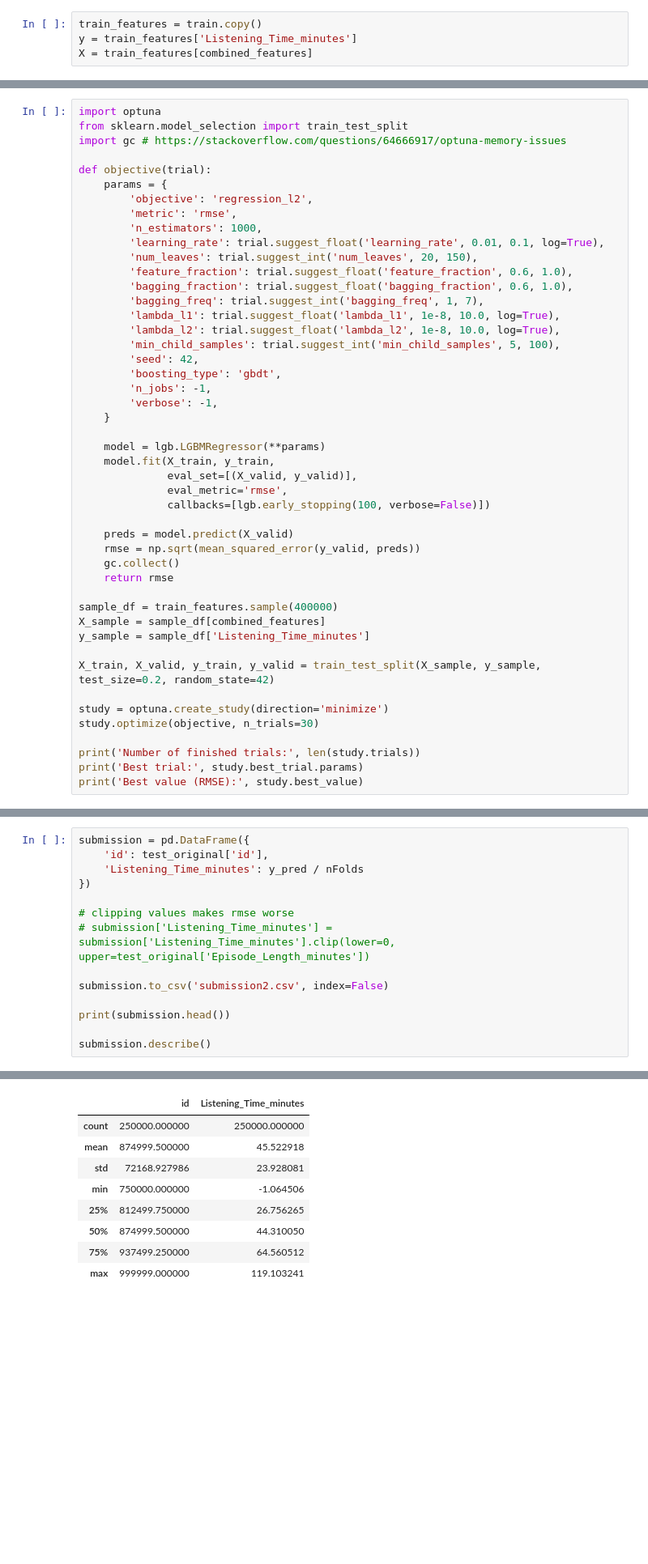
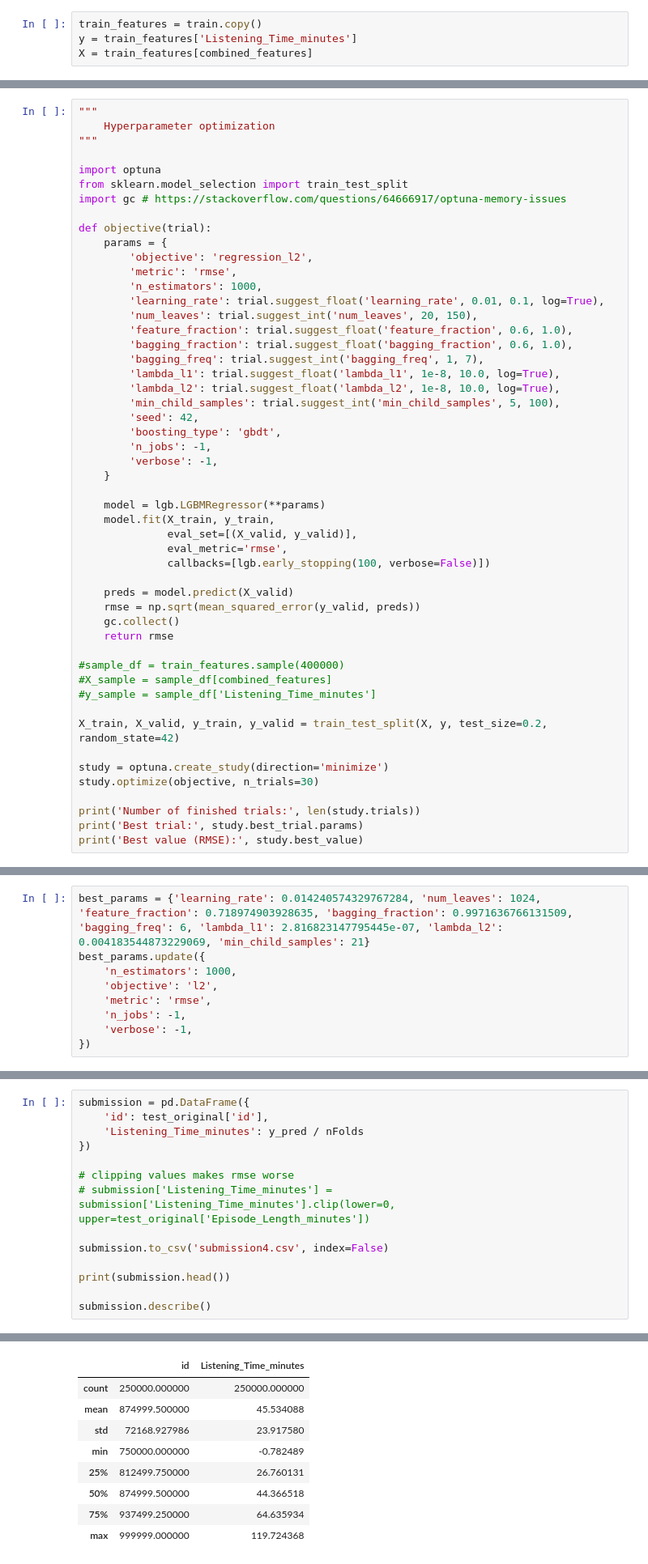
Before and after one commit to acrusedev/Audio-Engagement-Challenge, a Jupyter notebook: model.ipynb, the cells around one changed output, grey strips where cells are left out. Shown at 81% size. Drawn from its saved outputs; the diff is of its cells as text; blank space fills up the shorter version.

Commit message:
add: hyperparameter optimization to feature combine model

```diff
--- a/model.ipynb
+++ b/model.ipynb
@@ -324,6 +324,10 @@ Index(['episode_num', 'Episode_Length_minutes_Number_of_Ads',
        'Episode_Length_minutes_Host_Popularity_percentage_episode_num'],
       dtype='object')
 # %%
+"""
+    Hyperparameter optimization
+"""
+
 import optuna
 from sklearn.model_selection import train_test_split
 import gc # https://stackoverflow.com/questions/64666917/optuna-memory-issues
@@ -358,11 +362,11 @@ def objective(trial):
     gc.collect()
     return rmse
 
-sample_df = train_features.sample(400000)
-X_sample = sample_df[combined_features]
-y_sample = sample_df['Listening_Time_minutes']
+#sample_df = train_features.sample(400000)
+#X_sample = sample_df[combined_features]
+#y_sample = sample_df['Listening_Time_minutes']
 
-X_train, X_valid, y_train, y_valid = train_test_split(X_sample, y_sample, test_size=0.2, random_state=42)
+X_train, X_valid, y_train, y_valid = train_test_split(X, y, test_size=0.2, random_state=42)
 
 study = optuna.create_study(direction='minimize')
 study.optimize(objective, n_trials=30)
@@ -375,2 +398,11 @@ print('Best value (RMSE):', study.best_value)
+# %%
+best_params = {'learning_rate': 0.014240574329767284, 'num_leaves': 1024, 'feature_fraction': 0.718974903928635, 'bagging_fraction': 0.9971636766131509, 'bagging_freq': 6, 'lambda_l1': 2.816823147795445e-07, 'lambda_l2': 0.004183544873229069, 'min_child_samples': 21}
+best_params.update({
+    'n_estimators': 1000,
+    'objective': 'l2',
+    'metric': 'rmse',
+    'n_jobs': -1,
+    'verbose': -1,
+})
 # %%
 """
@@ -501,7 +569,7 @@ submission = pd.DataFrame({
 # clipping values makes rmse worse
 # submission['Listening_Time_minutes'] = submission['Listening_Time_minutes'].clip(lower=0, upper=test_original['Episode_Length_minutes'])
 
-submission.to_csv('submission2.csv', index=False)
+submission.to_csv('submission4.csv', index=False)
 
 print(submission.head())
 
@@ -516,9 +584,9 @@ submission.describe()
 |  | id | Listening_Time_minutes |
 | count | 250000.000000 | 250000.000000 |
-| mean | 874999.500000 | 45.522918 |
-| std | 72168.927986 | 23.928081 |
-| min | 750000.000000 | -1.064506 |
-| 25% | 812499.750000 | 26.756265 |
-| 50% | 874999.500000 | 44.310050 |
-| 75% | 937499.250000 | 64.560512 |
-| max | 999999.000000 | 119.103241 |
+| mean | 874999.500000 | 45.534088 |
+| std | 72168.927986 | 23.917580 |
+| min | 750000.000000 | -0.782489 |
+| 25% | 812499.750000 | 26.760131 |
+| 50% | 874999.500000 | 44.366518 |
+| 75% | 937499.250000 | 64.635934 |
+| max | 999999.000000 | 119.724368 |
```
Also changed, not shown: parts of 4 cells of this notebook.
